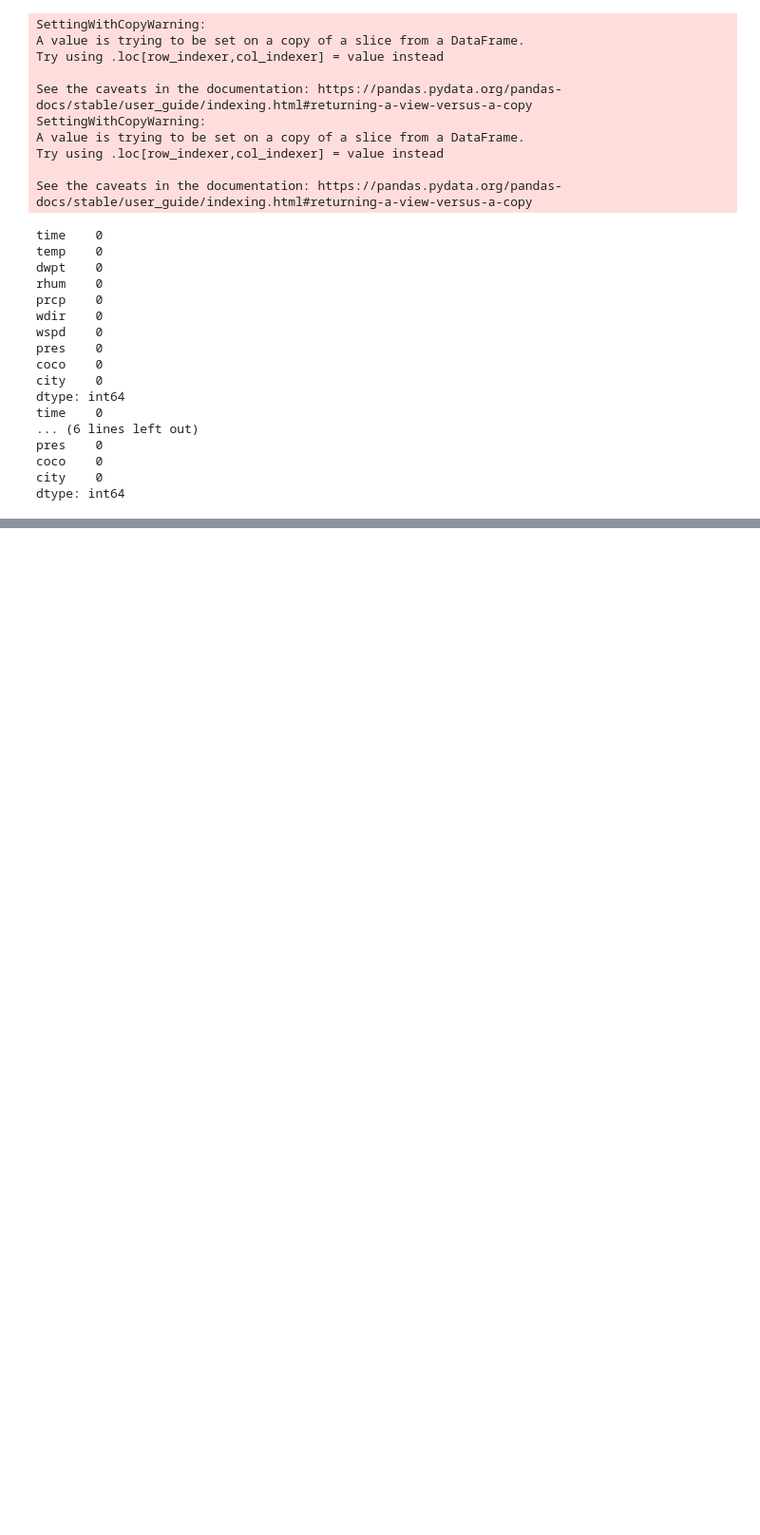
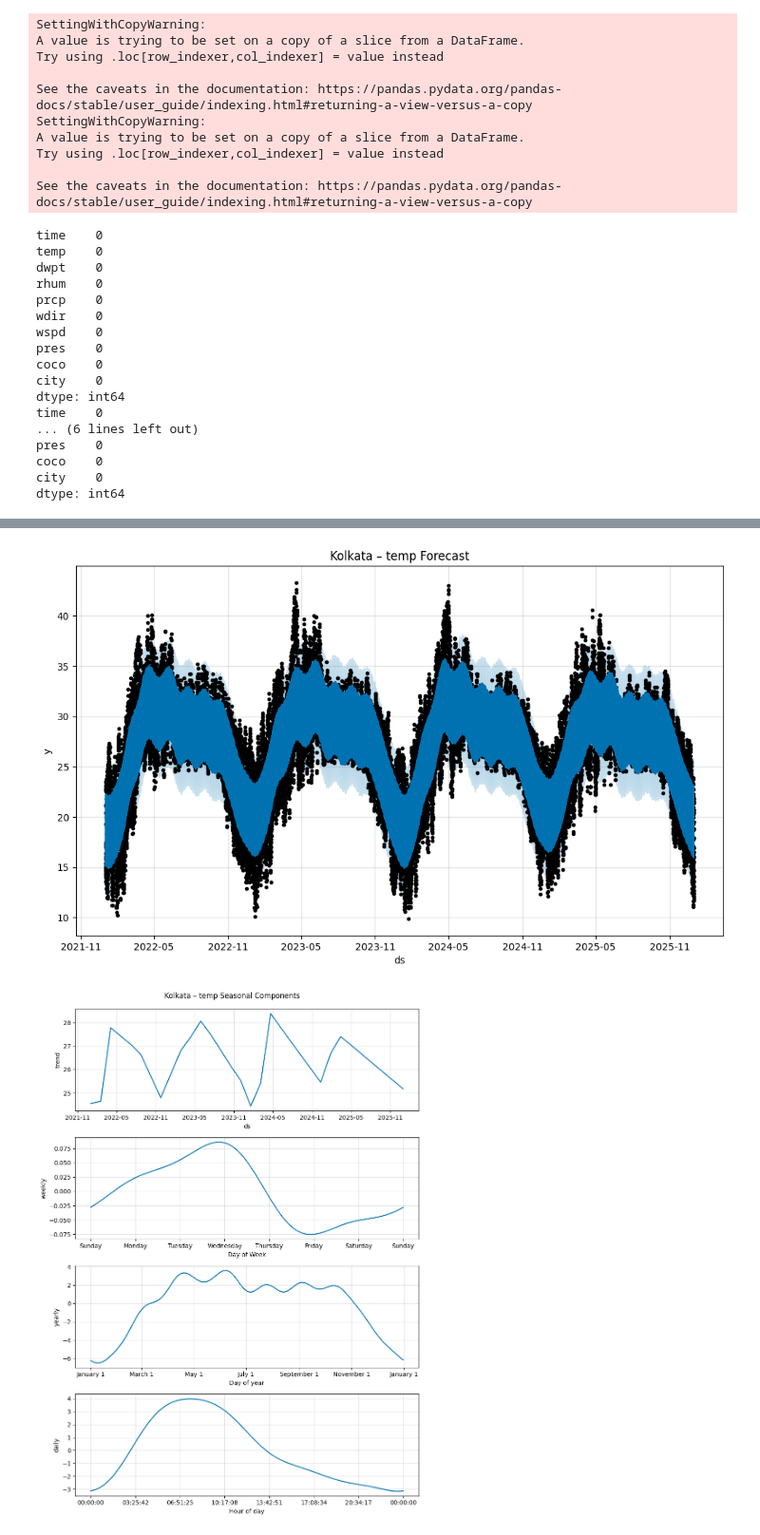
Before and after one commit to jinckzx/weatherman, a Jupyter notebook: weatherman.ipynb, the cells around one changed output, grey strips where cells are left out. Shown at 95% size. Saved outputs shown, nothing was run; the diff lists cells and outputs as text; code cells hidden in the pictures; blank space fills up the shorter version.

```diff
--- a/weatherman.ipynb
+++ b/weatherman.ipynb
@@ -329,0 +399,7 @@ dtype: int64
+# %%
+model_temp_kolkata = train_prophet_and_plot(
+    data_kolkata,
+    target_col="temp",
+    city_name="Kolkata"
+)
+# %% [output]
@@ -329,0 +408,2 @@ dtype: int64
+[figure, added]
+[figure, added]
```
Also changed, not shown: parts of 18 cells of this notebook, 5 other files.
